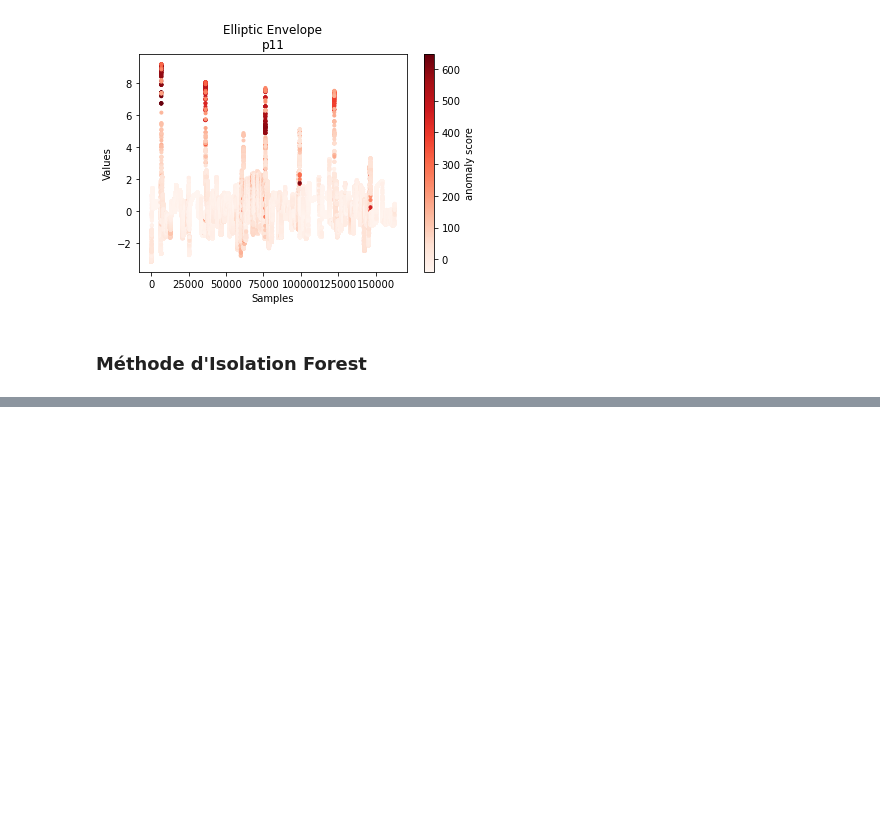
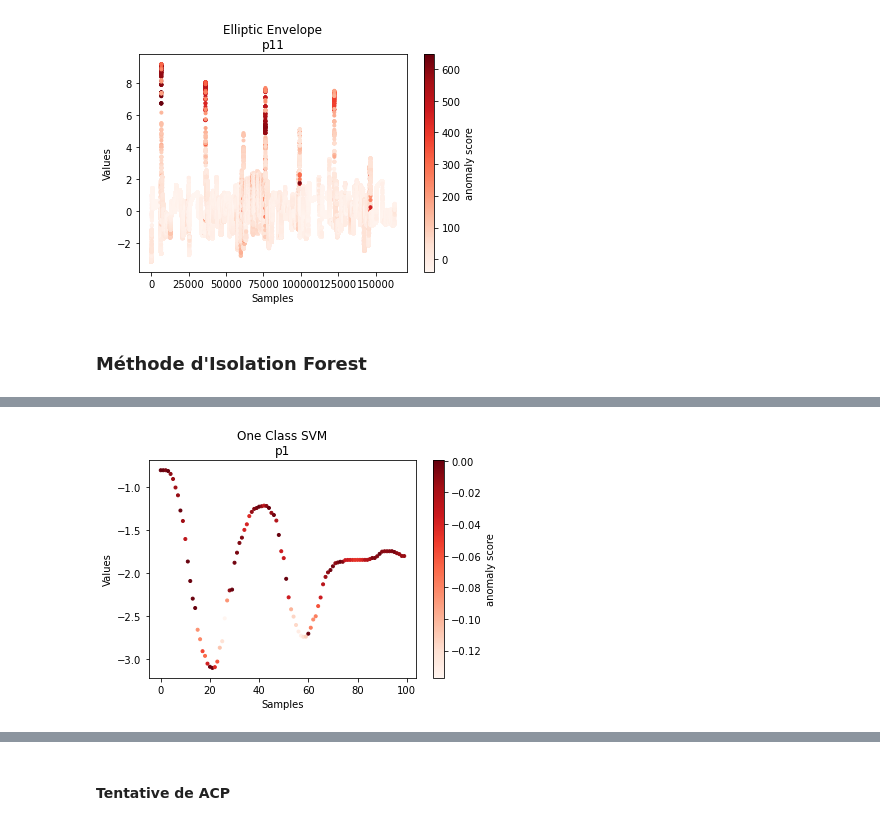
Before and after one commit to cdrutinus/ml-class-anomaly-detection, a Jupyter notebook: BE Plane's Windows.ipynb, the cells around one changed output, grey strips where cells are left out. Saved outputs shown, nothing was run; the diff lists cells and outputs as text; code cells hidden in the pictures; blank space fills up the shorter version.

```diff
--- a/BE Plane's Windows.ipynb
+++ b/BE Plane's Windows.ipynb
@@ -123,0 +177,6 @@ plotAnomalyScore2D(df, clf_name, clf)
+# %%
+n = data_1_1_1.shape[0]
+
+plotAnomalyScore2D(data_1_1_1, clf_name, clf, n)
+# %% [output]
+[figure, added]
@@ -123,0 +193,2 @@ plotAnomalyScore2D(df, clf_name, clf)
+# %% [markdown]
+#### Tentative de ACP
```
Also changed, not shown: parts of 18 cells of this notebook.
